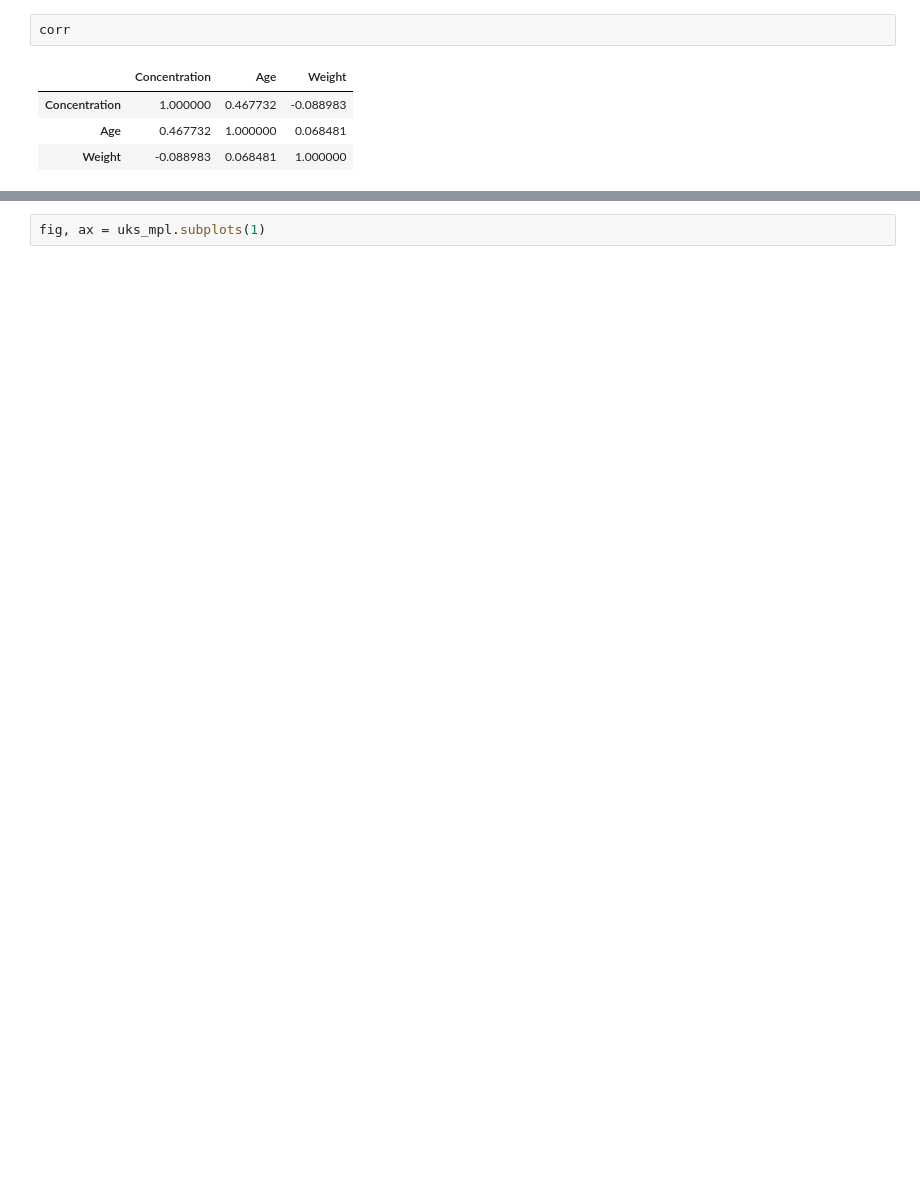
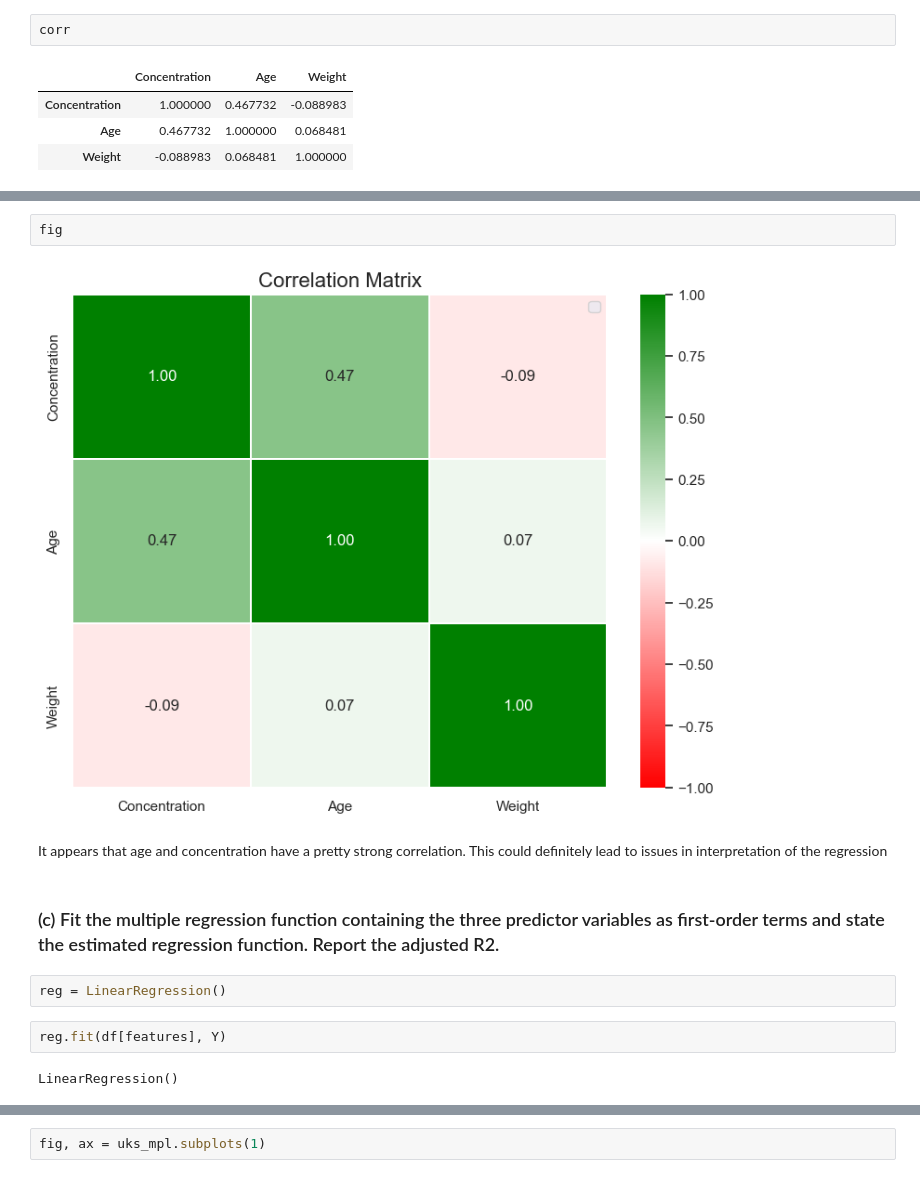
Before and after one commit to akseldkw07/kretsinger, a Jupyter notebook: columbia/STAT4205/hw3.ipynb, the cells around one changed output, grey strips where cells are left out. Saved outputs shown, nothing was run; the diff lists cells and outputs as text; blank space fills up the shorter version.

```diff
--- a/columbia/STAT4205/hw3.ipynb
+++ b/columbia/STAT4205/hw3.ipynb
@@ -62,0 +61,14 @@ corr2
+# %%
+fig
+# %% [output]
+[figure, added]
+# %% [markdown]
+It appears that age and concentration have a pretty strong correlation. This could definitely lead to issues in interpretation of the regression
+# %% [markdown]
+### (c) Fit the multiple regression function containing the three predictor variables as first-order terms and state the estimated regression function. Report the adjusted R2.
+# %%
+reg = LinearRegression()
+# %%
+reg.fit(df[features], Y)
+# %% [output]
+LinearRegression()
```
Also changed, not shown: parts of 48 cells of this notebook, 5 other files.
